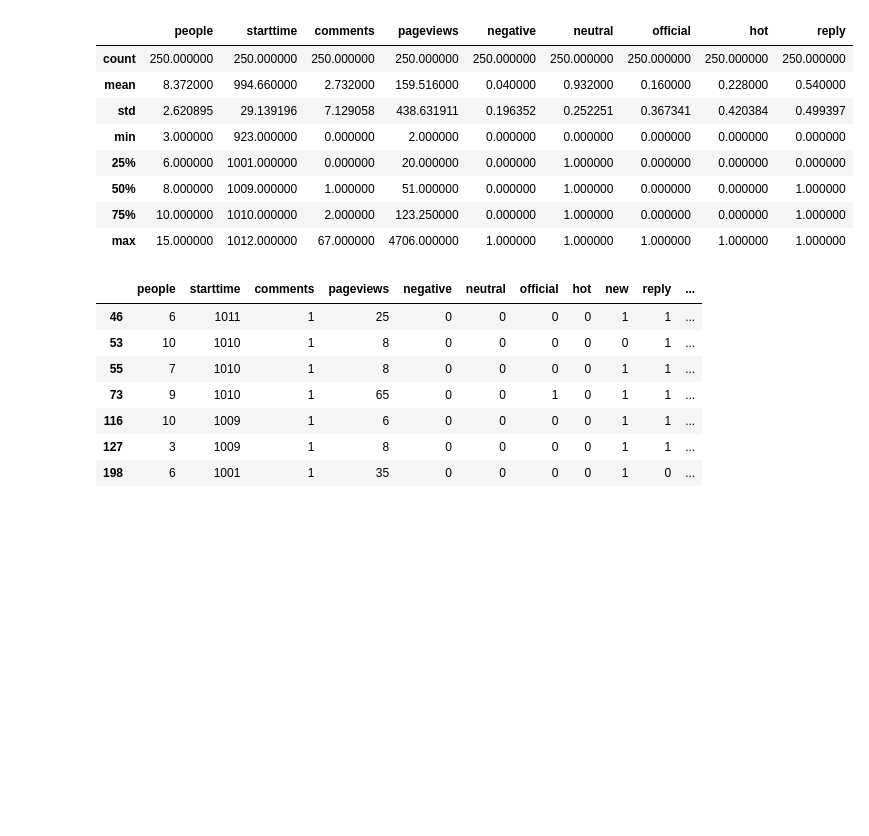
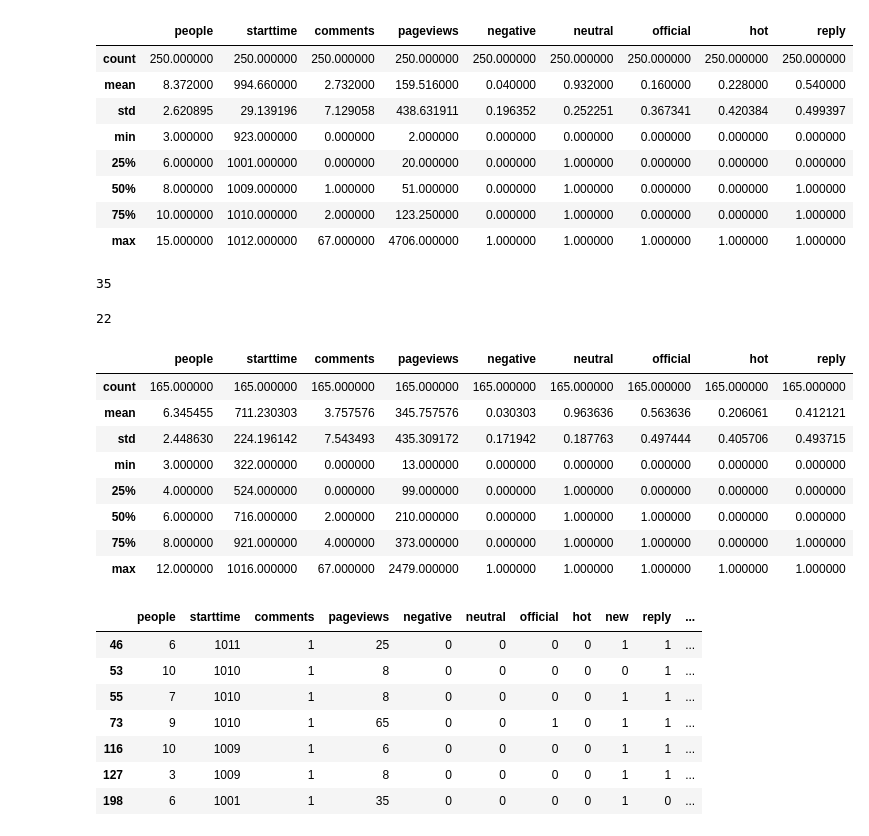
Before and after one commit to Vayne-Lover/Endless-Wars, a Jupyter notebook: Data Analysis.ipynb, the cells around one changed output. Drawn from its saved outputs; the diff is of its cells as text; code cells hidden in the pictures; blank space fills up the shorter version.

```diff
--- a/Data Analysis.ipynb
+++ b/Data Analysis.ipynb
@@ -54,6 +54,29 @@ act_data.describe()
 | 50% | 8.000000 | 1009.000000 | 1.000000 | 51.000000 | 0.000000 | 1.000000 | 0.000000 | 0.000000 | 1.000000 |
 | 75% | 10.000000 | 1010.000000 | 2.000000 | 123.250000 | 0.000000 | 1.000000 | 0.000000 | 0.000000 | 1.000000 |
 | max | 15.000000 | 1012.000000 | 67.000000 | 4706.000000 | 1.000000 | 1.000000 | 1.000000 | 1.000000 | 1.000000 |
+# %%
+hotuser_data=act_data[(act_data['hot']==1)&(act_data['official']==0)]
+hotuser_data.shape[0]
+# %% [output]
+35
+# %%
+hotofficial_data=act_data[(act_data['hot']==1)&(act_data['official']==1)]
+hotofficial_data.shape[0]
+# %% [output]
+22
+# %%
+noact_data=full_data[(full_data['starttime']<=923) | (full_data['starttime']>=1012)]
+noact_data.describe()
+# %% [output]
+|  | people | starttime | comments | pageviews | negative | neutral | official | hot | reply |
+| count | 165.000000 | 165.000000 | 165.000000 | 165.000000 | 165.000000 | 165.000000 | 165.000000 | 165.000000 | 165.000000 |
+| mean | 6.345455 | 711.230303 | 3.757576 | 345.757576 | 0.030303 | 0.963636 | 0.563636 | 0.206061 | 0.412121 |
+| std | 2.448630 | 224.196142 | 7.543493 | 435.309172 | 0.171942 | 0.187763 | 0.497444 | 0.405706 | 0.493715 |
+| min | 3.000000 | 322.000000 | 0.000000 | 13.000000 | 0.000000 | 0.000000 | 0.000000 | 0.000000 | 0.000000 |
+| 25% | 4.000000 | 524.000000 | 0.000000 | 99.000000 | 0.000000 | 1.000000 | 0.000000 | 0.000000 | 0.000000 |
+| 50% | 6.000000 | 716.000000 | 2.000000 | 210.000000 | 0.000000 | 1.000000 | 1.000000 | 0.000000 | 0.000000 |
+| 75% | 8.000000 | 921.000000 | 4.000000 | 373.000000 | 0.000000 | 1.000000 | 1.000000 | 0.000000 | 1.000000 |
+| max | 12.000000 | 1016.000000 | 67.000000 | 2479.000000 | 1.000000 | 1.000000 | 1.000000 | 1.000000 | 1.000000 |
 # %%
 positive_data=act_data[(act_data['negative']==0)&(act_data['neutral']==0)]
 positive_data
```
